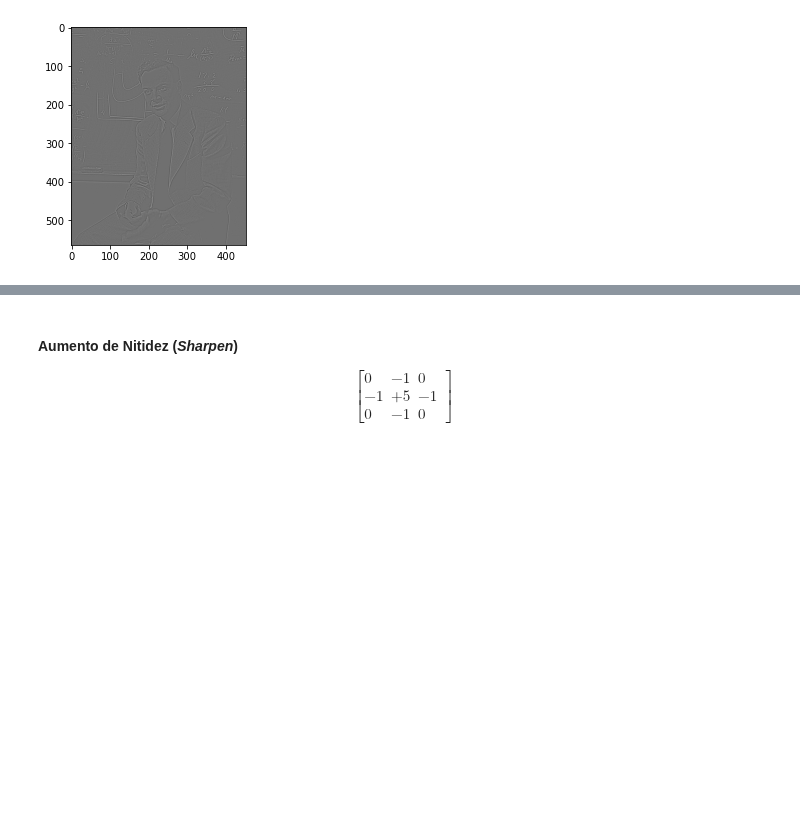
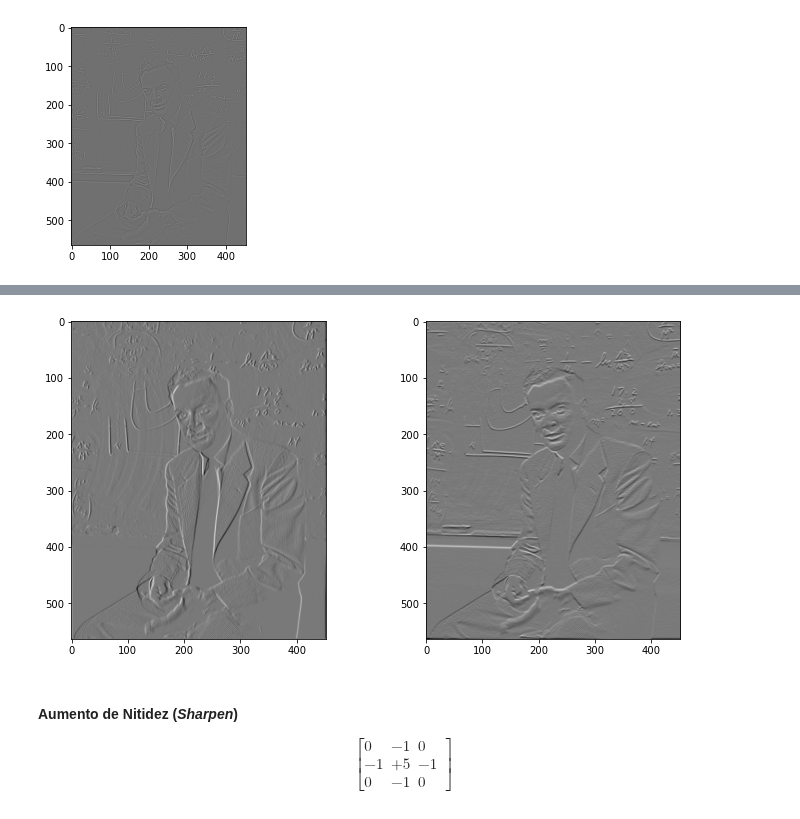
Before and after one commit to storopoli/ciencia-de-dados, a Jupyter notebook: notebooks/Aula_6_Numpy_Algebra_Linear.ipynb, the cells around one changed output, grey strips where cells are left out. Drawn from its saved outputs; the diff is of its cells as text; code cells hidden in the pictures; blank space fills up the shorter version.

Commit message:
Update Aula 6 com Filtros Sobel na imagem do Feynman

```diff
--- a/notebooks/Aula_6_Numpy_Algebra_Linear.ipynb
+++ b/notebooks/Aula_6_Numpy_Algebra_Linear.ipynb
@@ -141,3 +159,22 @@ plt.imshow(feynman_edge, cmap='gray')
+# %%
+sobel_vertical = np.array([[1, 0, -1],
+                           [2, 0, -2],
+                           [1, 0, -1]])
+# %%
+sobel_horizontal = np.array([[1, 2, 1],
+                             [0, 0, 0],
+                             [-1, -2, -1]])
+# %%
+feynman_sobel_vert = convolve(feynman, sobel_vertical)
+feynman_sobel_horiz = convolve(feynman, sobel_horizontal)
+
+fig, ax = plt.subplots(1, 2, figsize=(10, 5))
+fig.tight_layout()
+ax[0].imshow(feynman_sobel_vert, cmap='gray')
+ax[1].imshow(feynman_sobel_horiz, cmap='gray')
+plt.show()
+# %% [output]
+[figure, added]
 # %% [markdown]
 #### Aumento de Nitidez (*Sharpen*)
 
```
Also changed, not shown: parts of 8 cells of this notebook.
